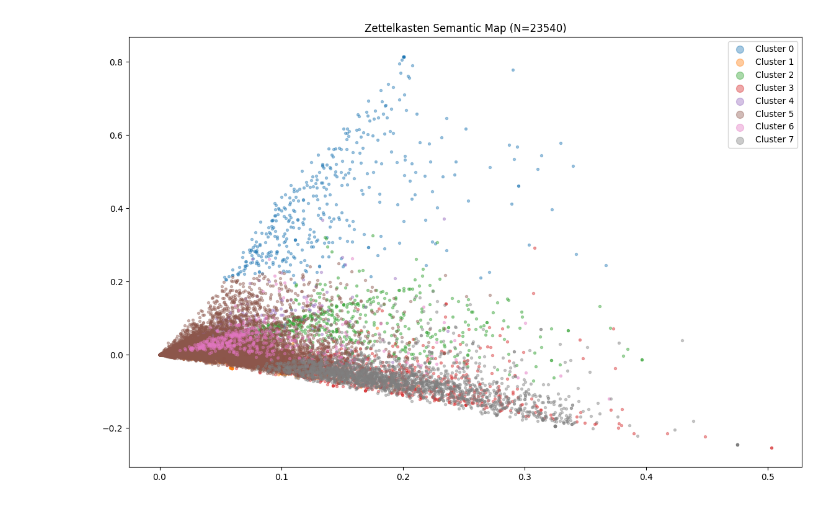
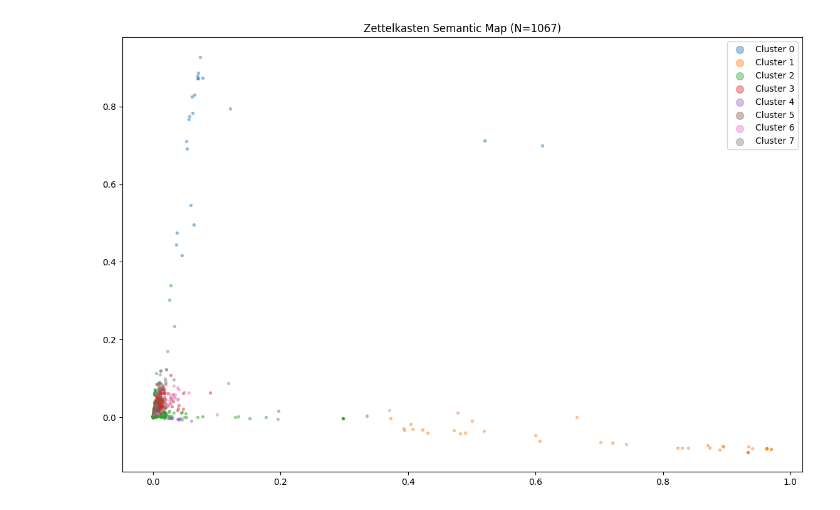
Before and after one commit to jwhco/scripts, a Jupyter notebook: MarkdownTools/visualize-content-clusters.ipynb, the cells around one changed output. Drawn from its saved outputs; the diff is of its cells as text; code cells hidden in the pictures.

Commit message:
script ignores hidden unix directories

```diff
--- a/MarkdownTools/visualize-content-clusters.ipynb
+++ b/MarkdownTools/visualize-content-clusters.ipynb
@@ -13,21 +13,21 @@ from sklearn.cluster import KMeans
 from sklearn.decomposition import TruncatedSVD
 
 # --- Tuning & Hyperparameters ---
-N_CLUSTERS = 8           # Number of thematic groups to find
-TAG_WEIGHT = 5           # Multiplier for YAML tags and split hashtags
-MAX_FEATURES = 5000      # Max number of unique n-grams to consider
-NGRAM_RANGE = (2, 2)     # (2, 2) for Bi-grams, (1, 2) for Uni + Bi-grams
-MIN_DOC_FREQ = 5         # Ignore terms appearing in fewer than X notes
+N_CLUSTERS = 8
+TAG_WEIGHT = 5
+MAX_FEATURES = 5000
+NGRAM_RANGE = (2, 2)
+MIN_DOC_FREQ = 5
 
-# Add words here that keep appearing in your clusters but aren't useful
 CUSTOM_STOP_WORDS = {
     'https', 'http', 'com', 'www', 'org', 'net', 'html', 'eof',
-    'g_face', 'q_auto', 'image', 'png', 'jpg', 'figure', 'ref', 'facebook'
+    'g_face', 'q_auto', 'image', 'png', 'jpg', 'figure', 'ref'
 }
 
-# --- Environment Configuration ---
-# ZETTEL_ROOT = "/home/hittjw/Documents/GitHub/obsidian/Zettelkasten" # Ubuntu
-ZETTEL_ROOT = "/workspace/obsidian" # K8S
+# --- Performance & Disk Filtering ---
+ZETTEL_ROOT = "/workspace/obsidian/Zettelkasten"
+DIRECTORY_EXCLUSIONS = {"Templates", "node_modules", "Archive"} # Non-dot folders to skip
+FILE_EXCLUSIONS = ["TEMPLATE"]
 
 # --- Processing Functions ---
 
@@ -39,7 +39,6 @@ def is_date_pattern(text):
     return bool(re.match(r'^\d{4}(-\d{2}(-\d{2})?)?$|^\d{8}', text_str))
 
 def clean_headers(text):
-    """Keeps headers with > 2 words; strips '#' for n-gram tokenization."""
     lines = text.split('\n')
     filtered_lines = []
     for line in lines:
@@ -76,7 +75,7 @@ def extract_note_data(filepath):
     hashtag_raw = re.findall(r'#([A-Z][a-z]+(?:[A-Z][a-z]+)+)', content)
     hashtag_split = [split_camel_case(ht) for ht in hashtag_raw if not is_date_pattern(ht)]
 
-    # 3. Body
+    # 3. Body (Stripping Frontmatter and Cleaning Headers)
     body = re.sub(r'^---\s*\n(.*?)\n---\s*\n', '', content, flags=re.DOTALL)
     body = clean_headers(body)
     body = re.sub(r'\d{4}-\d{2}-\d{2}|\d{4}-\d{2}|\d{8}', '', body)
@@ -86,16 +85,37 @@ def extract_note_data(filepath):
 
 def main():
     print(f"Scanning: {ZETTEL_ROOT}")
-    files = list(Path(ZETTEL_ROOT).rglob('*.[mM][dD]'))
 
-    print(f"Processing {len(files)} files with {multiprocessing.cpu_count()} cores...")
+    # --- Dynamic Path Filtering ---
+    filtered_paths = []
+    # rglob captures all .md files, but we filter them immediately
+    for p in Path(ZETTEL_ROOT).rglob('*.[mM][dD]'):
+        # 1. Ignore if ANY part of the path starts with a dot (e.g. .obsidian/config.md)
+        # 2. Ignore if the filename itself starts with a dot (e.g. .temp_note.md)
+        if any(part.startswith('.') for part in p.parts):
+            continue
+
+        # 3. Ignore explicit non-dot directories (e.g. Templates)
+        if any(part in DIRECTORY_EXCLUSIONS for part in p.parts):
+            continue
+
+        # 4. Ignore Template filenames
+        if any(excl.upper() in p.name.upper() for excl in FILE_EXCLUSIONS):
+            continue
+
+        filtered_paths.append(p)
+
+    print(f"Found {len(filtered_paths)} valid notes. Processing with {multiprocessing.cpu_count()} cores...")
+
     with ProcessPoolExecutor() as executor:
-        results = list(executor.map(extract_note_data, files))
+        results = list(executor.map(extract_note_data, filtered_paths))
 
     df = pd.DataFrame([r for r in results if r is not None])
-    if df.empty: return
+    if df.empty:
+        print("No valid markdown files found after filtering.")
+        return
 
-    # --- Vectorization ---
+    # --- Vectorization & ML ---
     all_stops = list(ENGLISH_STOP_WORDS.union(CUSTOM_STOP_WORDS))
     vectorizer = TfidfVectorizer(
         stop_words=all_stops,
@@ -105,23 +125,22 @@ def main():
     )
 
     X = vectorizer.fit_transform(df['text'])
-
-    # --- Clustering & SVD ---
     model = KMeans(n_clusters=N_CLUSTERS, random_state=42, n_init=10)
     df['cluster'] = model.fit_predict(X)
 
+    # Use SVD to avoid dense-matrix memory errors with 32k files
     svd = TruncatedSVD(n_components=2, random_state=42)
     coords = svd.fit_transform(X)
     df['x'], df['y'] = coords[:, 0], coords[:, 1]
 
-    # --- Print Cluster Topics ---
+    # --- Analysis Output ---
     terms = vectorizer.get_feature_names_out()
     centroids = model.cluster_centers_.argsort()[:, ::-1]
 
     print("\n--- Top Cluster Identifiers ---")
     for i in range(N_CLUSTERS):
         top_terms = [terms[ind] for ind in centroids[i, :10]]
-        print(f"C{i}: {', '.join(top_terms)}")
+        print(f"Cluster {i}: {', '.join(top_terms)}")
 
     # --- Plotting ---
     plt.figure(figsize=(14, 9))
@@ -151 +170 @@ C7: justin hitt, strategic relations, profitable customers, sincerely justin, bu
-[figure, old version]
+[figure, new version]
```
Also changed, not shown: parts of 1 cell of this notebook.
